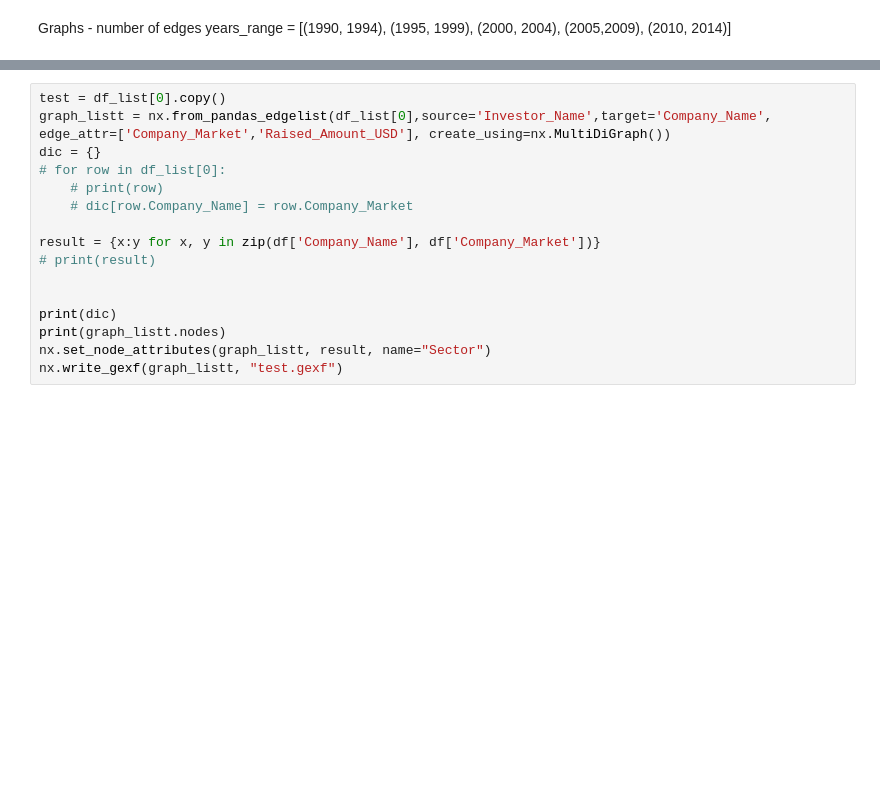
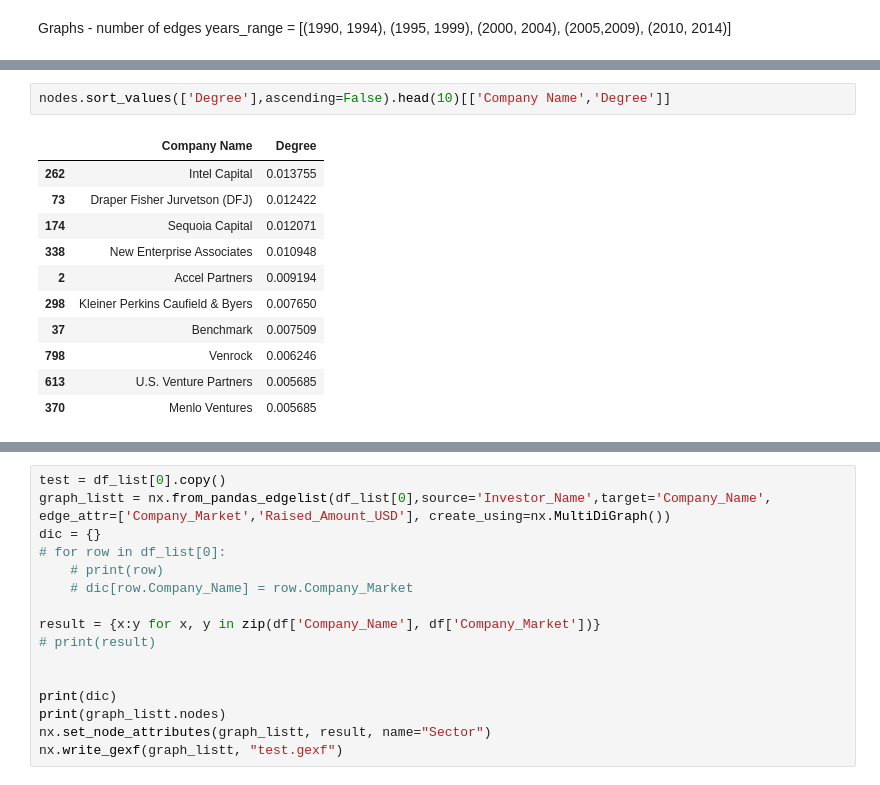
Before and after one commit to omeryefet/Complex_Networks, a Jupyter notebook: Project2022.ipynb, the cells around one changed output, grey strips where cells are left out. Drawn from its saved outputs; the diff is of its cells as text; blank space fills up the shorter version.

```diff
--- a/Project2022.ipynb
+++ b/Project2022.ipynb
@@ -272,0 +297,14 @@ Investing companies (outbound)
+# %%
+nodes.sort_values(['Degree'],ascending=False).head(10)[['Company Name','Degree']]
+# %% [output]
+|  | Company Name | Degree |
+| 262 | Intel Capital | 0.013755 |
+| 73 | Draper Fisher Jurvetson (DFJ) | 0.012422 |
+| 174 | Sequoia Capital | 0.012071 |
+| 338 | New Enterprise Associates | 0.010948 |
+| 2 | Accel Partners | 0.009194 |
+| 298 | Kleiner Perkins Caufield & Byers | 0.007650 |
+| 37 | Benchmark | 0.007509 |
+| 798 | Venrock | 0.006246 |
+| 613 | U.S. Venture Partners | 0.005685 |
+| 370 | Menlo Ventures | 0.005685 |
```
Also changed, not shown: parts of 20 cells of this notebook.
